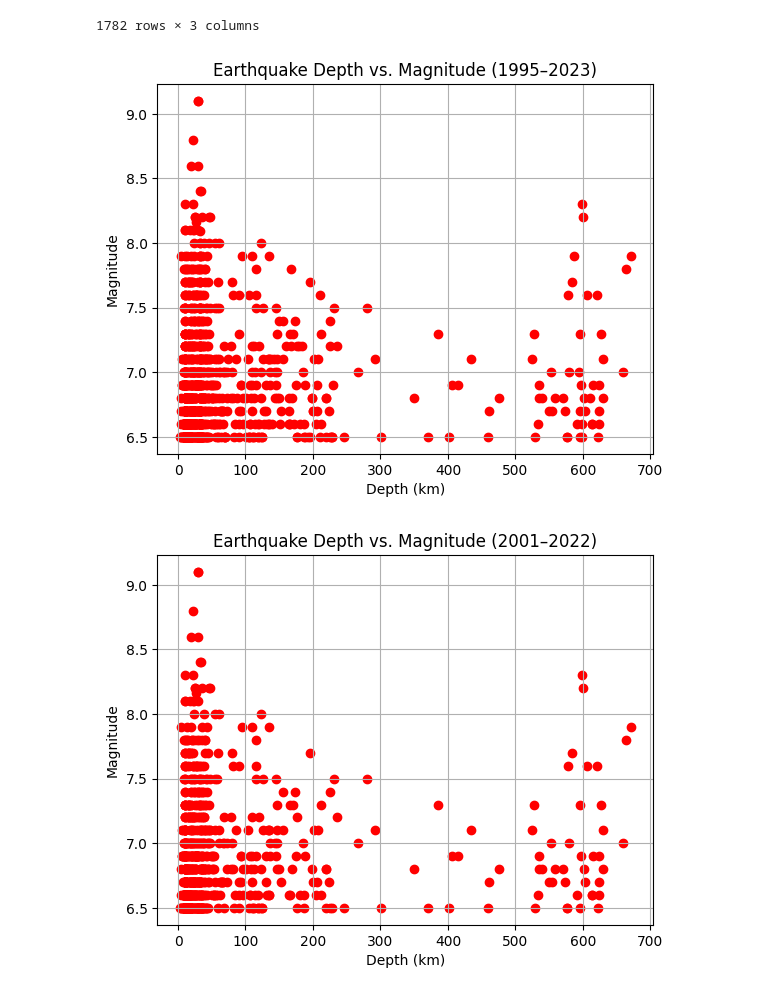
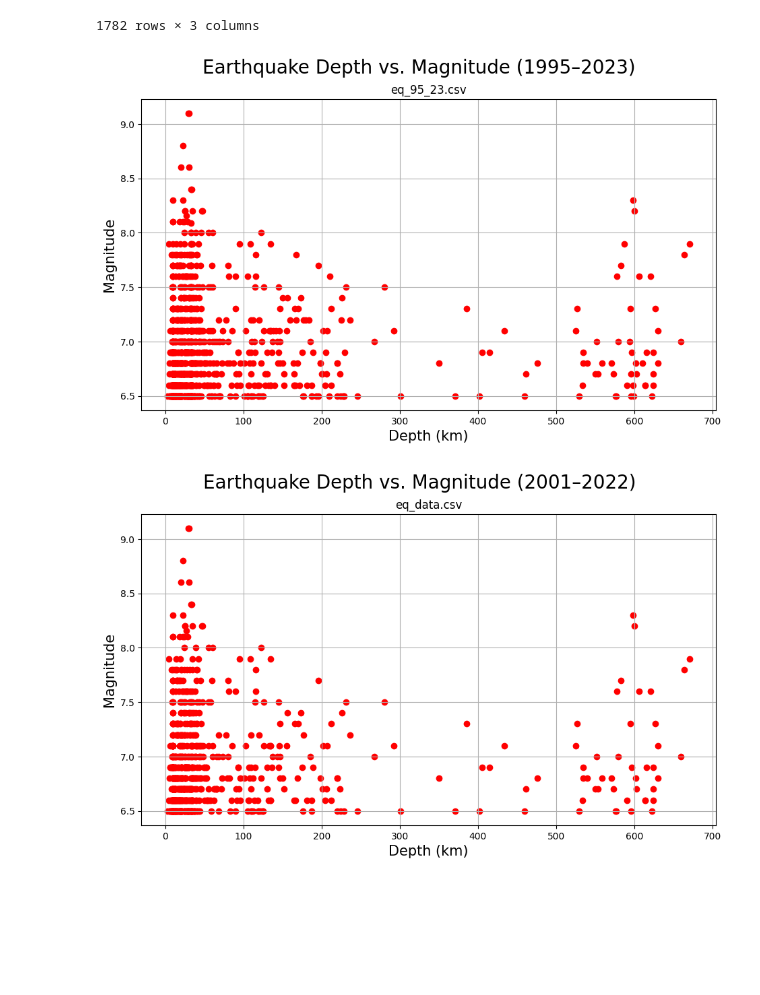
Before and after one commit to BunnyBea83/DSD_Earthquake_Presentation, a Jupyter notebook: joe.ipynb, the cells around one changed output. Drawn from its saved outputs; the diff is of its cells as text; code cells hidden in the pictures; blank space fills up the shorter version.

Commit message:
resized plots and added subtitles

```diff
--- a/joe.ipynb
+++ b/joe.ipynb
@@ -112,29 +112,33 @@ combined
 # %%
 # Data Visualization
 
 eq_95_23_depth = eq_95_23['depth']
 eq_95_23_magnitude = eq_95_23['magnitude']
+plt.figure(figsize=(11, 6))
 plt.scatter(eq_95_23_depth, eq_95_23_magnitude, color='red')
 plt.grid()
-plt.title("Earthquake Depth vs. Magnitude (1995–2023)")
-plt.xlabel('Depth (km)')
-plt.ylabel('Magnitude')
+plt.suptitle('Earthquake Depth vs. Magnitude (1995–2023)', fontsize=20)
+plt.title('eq_95_23.csv')
+plt.xlabel('Depth (km)', fontsize=15)
+plt.ylabel('Magnitude', fontsize=15)
 plt.show()
 # %% [output]
-[figure, old version]
+[figure, new version]
 # %%
 # Data Visualization
 
 eq_data_depth = eq_data['depth']
 eq_data_magnitude = eq_data['magnitude']
+plt.figure(figsize=(11, 6))
 plt.scatter(eq_data_depth, eq_data_magnitude, color='red')
 plt.grid()
-plt.title("Earthquake Depth vs. Magnitude (2001–2022)")
-plt.xlabel('Depth (km)')
-plt.ylabel('Magnitude')
+plt.suptitle('Earthquake Depth vs. Magnitude (2001–2022)', fontsize=20)
+plt.title('eq_data.csv')
+plt.xlabel('Depth (km)', fontsize=15)
+plt.ylabel('Magnitude', fontsize=15)
 plt.show()
 # %% [output]
-[figure, old version]
+[figure, new version]
 # %%
 # Data Visualization
 
```
Also changed, not shown: parts of 1 cell of this notebook.
